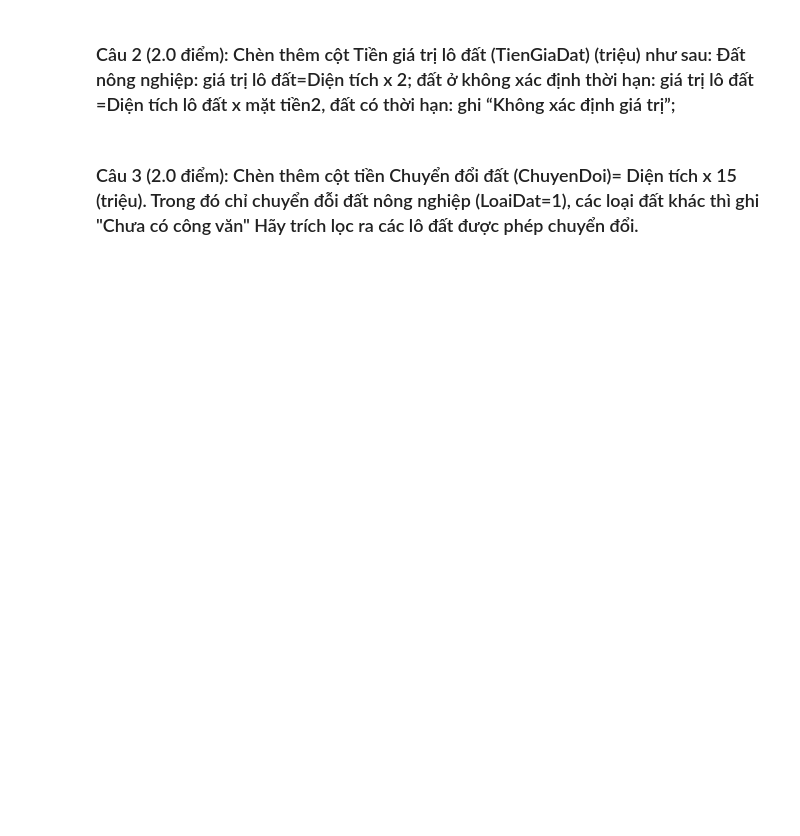
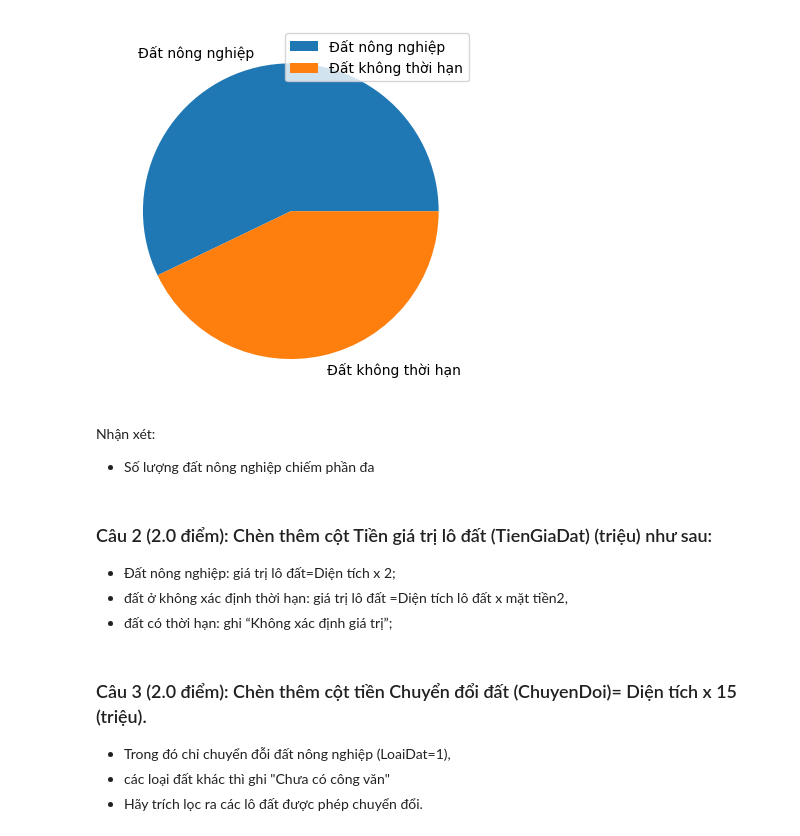
Before and after one commit to sjsjsmsmsj/TKMT, a Jupyter notebook: OnThiGiuaKi/De1/TuLam.ipynb, the cells around one changed output. Drawn from its saved outputs; the diff is of its cells as text; code cells hidden in the pictures; blank space fills up the shorter version.

```diff
--- a/OnThiGiuaKi/De1/TuLam.ipynb
+++ b/OnThiGiuaKi/De1/TuLam.ipynb
@@ -4,0 +13,10 @@
+# %%
+import pandas as pd
+df = pd.read_csv("C62.csv")
+
+# a
+print("5 dong dau tien: ", df.head())
+print("5 dong ngau nhien: ", df.sample(5))
+print("kich thuoc: ", df.shape)
+print("so dong: ", df.shape[0])
+print("so cot: ", df.shape[1])
@@ -5,2 +39,18 @@
+# %%
+dat_nong_nghiep = df[df['LoaiDat'] == 1]['LoaiDat'].count()
+dat_kth = df[df['LoaiDat'] == 2]['LoaiDat'].count()
+
+import matplotlib.pyplot as plt
+plt.pie([dat_nong_nghiep, dat_kth], labels=['Đất nông nghiệp', 'Đất không thời hạn'])
+plt.legend() # cái này thì dùng để tóm tắt
+plt.show()
+# %% [output]
+[figure, added]
+# %% [markdown]
+Nhận xét:
+- Số lượng đất nông nghiệp chiếm phần đa
 # %% [markdown]
-### Câu 2 (2.0 điểm):  Chèn thêm cột Tiền giá trị lô đất (TienGiaDat) (triệu) như sau: Đất nông nghiệp: giá trị lô đất=Diện tích x 2; đất ở không xác định thời hạn: giá trị lô đất =Diện tích lô đất x mặt tiền2, đất có thời hạn: ghi “Không xác định giá trị”;
+### Câu 2 (2.0 điểm):  Chèn thêm cột Tiền giá trị lô đất (TienGiaDat) (triệu) như sau:
+- Đất nông nghiệp: giá trị lô đất=Diện tích x 2;
+- đất ở không xác định thời hạn: giá trị lô đất =Diện tích lô đất x mặt tiền2,
+- đất có thời hạn: ghi “Không xác định giá trị”;
@@ -7,2 +67,5 @@
 # %% [markdown]
-### Câu 3 (2.0 điểm):  Chèn thêm cột tiền Chuyển đổi đất (ChuyenDoi)= Diện tích x 15 (triệu). Trong đó chỉ chuyển đỗi đất nông nghiệp (LoaiDat=1), các loại đất khác thì ghi "Chưa có công văn"    Hãy trích lọc ra các lô đất được phép chuyển đổi.
+### Câu 3 (2.0 điểm):  Chèn thêm cột tiền Chuyển đổi đất (ChuyenDoi)= Diện tích x 15 (triệu).
+- Trong đó chỉ chuyển đỗi đất nông nghiệp (LoaiDat=1),
+- các loại đất khác thì ghi "Chưa có công văn"
+- Hãy trích lọc ra các lô đất được phép chuyển đổi.
```
Also changed, not shown: parts of 9 cells of this notebook, 1 other file.
